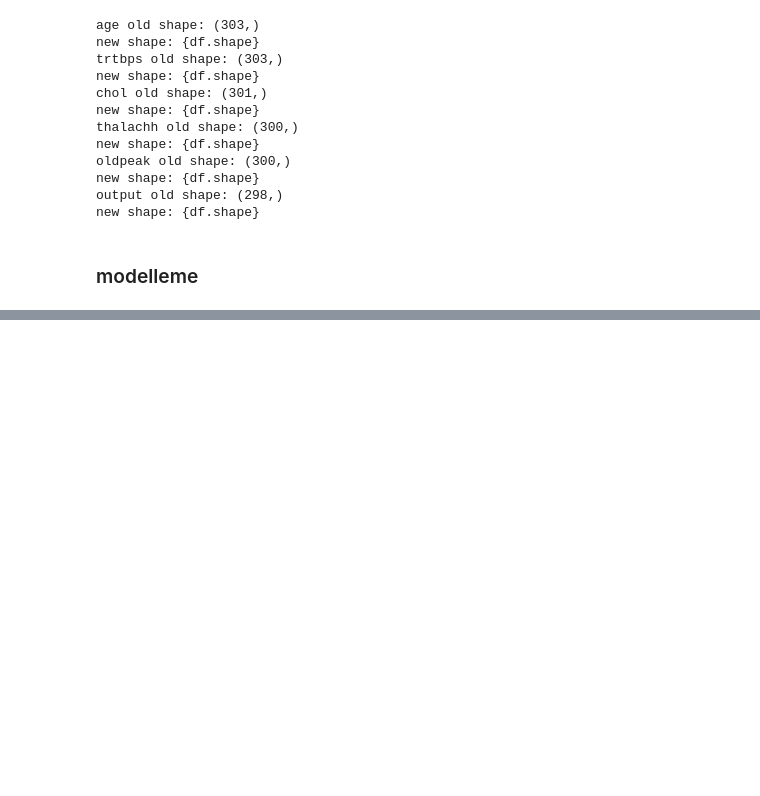
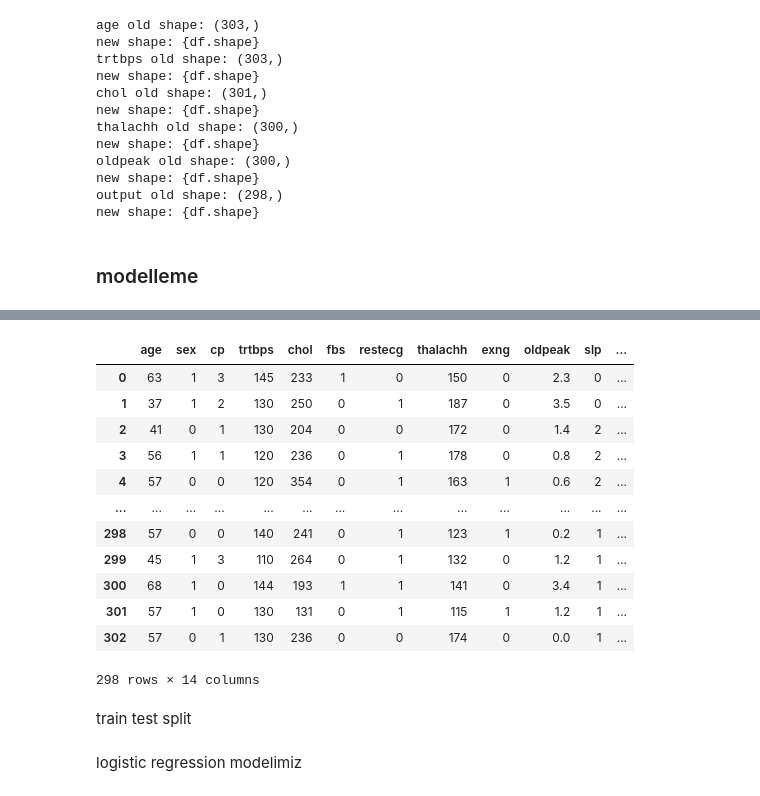
Before and after one commit to can-ozyasar/Kalp-Krizi-Tahmini, a Jupyter notebook: KalpKriziTahmin.ipynb, the cells around one changed output, grey strips where cells are left out. Saved outputs shown, nothing was run; the diff lists cells and outputs as text; code cells hidden in the pictures; blank space fills up the shorter version.

```diff
--- a/KalpKriziTahmin.ipynb
+++ b/KalpKriziTahmin.ipynb
@@ -328,0 +340,18 @@ new shape: {df.shape}
+# %%
+df
+# tüm kategorik verileri ayırarak veri setini oluşturduk
+#örnek olarak sex için cp 0 1 2 değerleri alıyordu bizde  cp_1 cp_2 cp_3 şeklinde 3 değer oluşturduk
+# %% [output]
+|  | age | sex | cp | trtbps | chol | fbs | restecg | thalachh | exng | oldpeak | slp | ... |
+| 0 | 63 | 1 | 3 | 145 | 233 | 1 | 0 | 150 | 0 | 2.3 | 0 | ... |
+| 1 | 37 | 1 | 2 | 130 | 250 | 0 | 1 | 187 | 0 | 3.5 | 0 | ... |
+| 2 | 41 | 0 | 1 | 130 | 204 | 0 | 0 | 172 | 0 | 1.4 | 2 | ... |
+| 3 | 56 | 1 | 1 | 120 | 236 | 0 | 1 | 178 | 0 | 0.8 | 2 | ... |
+| 4 | 57 | 0 | 0 | 120 | 354 | 0 | 1 | 163 | 1 | 0.6 | 2 | ... |
+| ... | ... | ... | ... | ... | ... | ... | ... | ... | ... | ... | ... | ... |
+| 298 | 57 | 0 | 0 | 140 | 241 | 0 | 1 | 123 | 1 | 0.2 | 1 | ... |
+| 299 | 45 | 1 | 3 | 110 | 264 | 0 | 1 | 132 | 0 | 1.2 | 1 | ... |
+| 300 | 68 | 1 | 0 | 144 | 193 | 1 | 1 | 141 | 0 | 3.4 | 1 | ... |
+| 301 | 57 | 1 | 0 | 130 | 131 | 0 | 1 | 115 | 1 | 1.2 | 1 | ... |
+| 302 | 57 | 0 | 1 | 130 | 236 | 0 | 0 | 174 | 0 | 0.0 | 1 | ... |
+298 rows × 14 columns
@@ -328,0 +365,2 @@ new shape: {df.shape}
+# %% [markdown]
+train test split
@@ -328,0 +369,2 @@ new shape: {df.shape}
+# %% [markdown]
+logistic regression modelimiz
```
Also changed, not shown: parts of 12 cells of this notebook.
